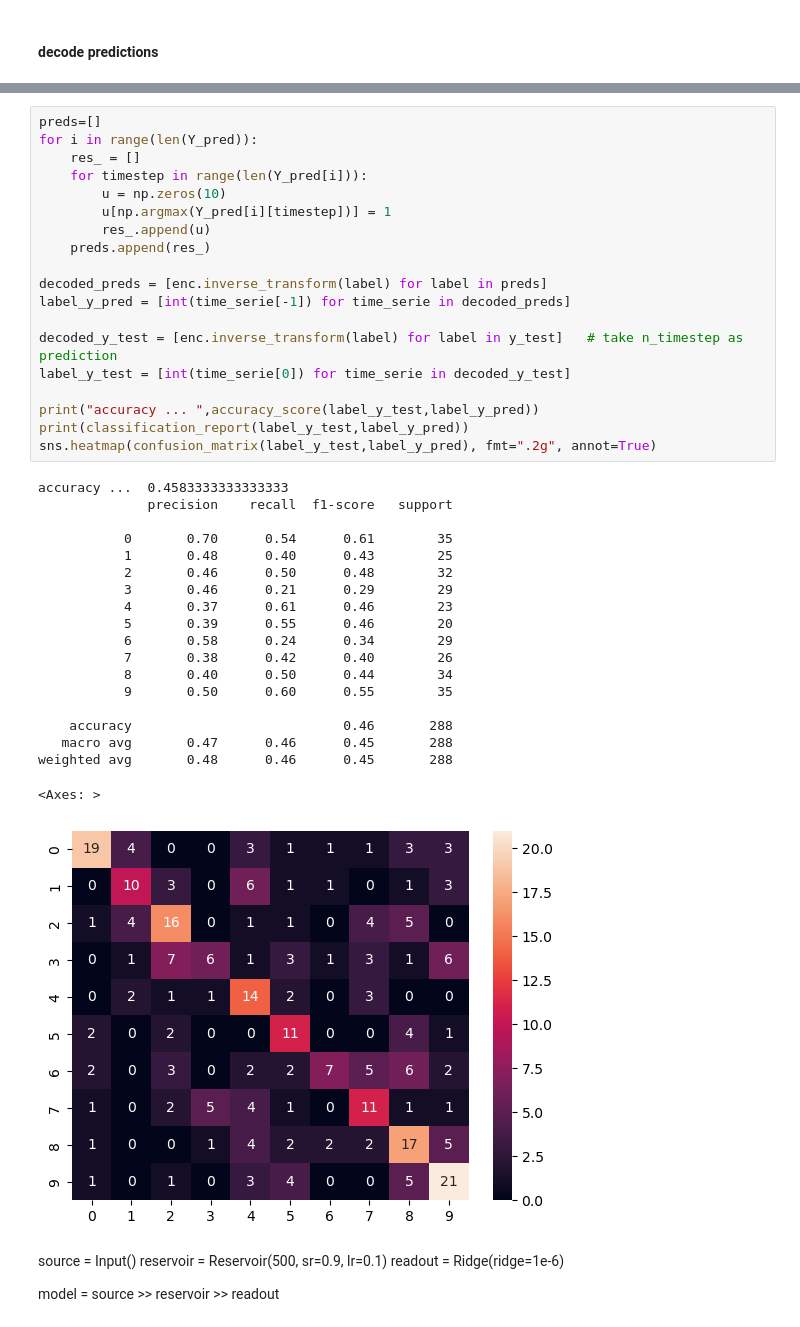
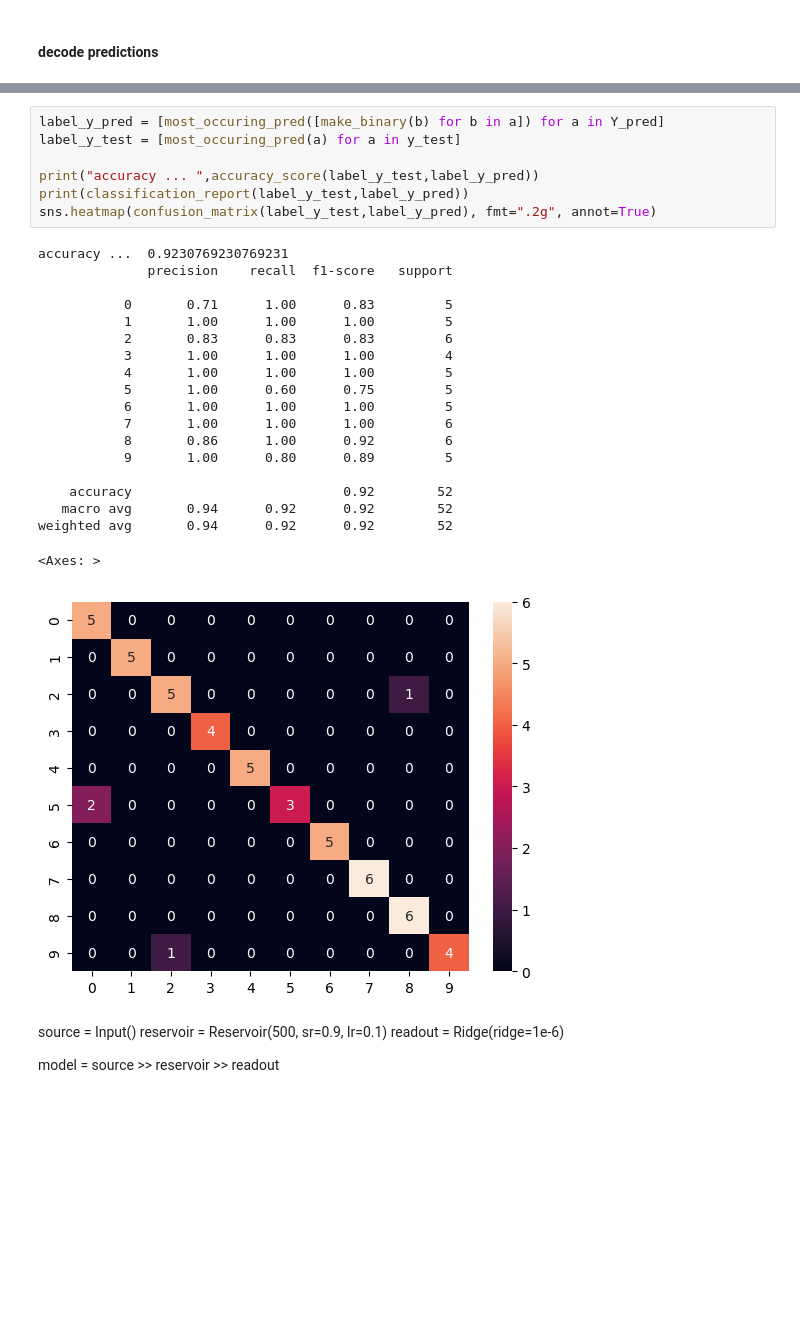
Before and after one commit to RCaz33/Time-series_Multiclass-classification_Reservoir-computing-INRIA, a Jupyter notebook: reservoir_computing.ipynb, the cells around one changed output, grey strips where cells are left out. Saved outputs shown, nothing was run; the diff lists cells and outputs as text; blank space fills up the shorter version.

```diff
--- a/reservoir_computing.ipynb
+++ b/reservoir_computing.ipynb
@@ -289,42 +280,30 @@ weighted avg       0.54      0.53      0.52     25240
-# %%
-preds=[]
-for i in range(len(Y_pred)):
-    res_ = []
-    for timestep in range(len(Y_pred[i])):
-        u = np.zeros(10)
-        u[np.argmax(Y_pred[i][timestep])] = 1
-        res_.append(u)
-    preds.append(res_)
-
-decoded_preds = [enc.inverse_transform(label) for label in preds]
-label_y_pred = [int(time_serie[-1]) for time_serie in decoded_preds]
-
-decoded_y_test = [enc.inverse_transform(label) for label in y_test]   # take n_timestep as prediction
-label_y_test = [int(time_serie[0]) for time_serie in decoded_y_test]
-
-print("accuracy ... ",accuracy_score(label_y_test,label_y_pred))
-print(classification_report(label_y_test,label_y_pred))
-sns.heatmap(confusion_matrix(label_y_test,label_y_pred), fmt=".2g", annot=True)
-# %% [output]
-accuracy ...  0.4583333333333333
-              precision    recall  f1-score   support
-
-           0       0.70      0.54      0.61        35
-           1       0.48      0.40      0.43        25
-           2       0.46      0.50      0.48        32
-           3       0.46      0.21      0.29        29
-           4       0.37      0.61      0.46        23
-           5       0.39      0.55      0.46        20
-           6       0.58      0.24      0.34        29
-           7       0.38      0.42      0.40        26
-           8       0.40      0.50      0.44        34
-           9       0.50      0.60      0.55        35
-
-    accuracy                           0.46       288
-   macro avg       0.47      0.46      0.45       288
-weighted avg       0.48      0.46      0.45       288
-<Axes: >
-[figure, removed]
+# %%
+label_y_pred = [most_occuring_pred([make_binary(b) for b in a]) for a in Y_pred]
+label_y_test = [most_occuring_pred(a) for a in y_test]
+
+print("accuracy ... ",accuracy_score(label_y_test,label_y_pred))
+print(classification_report(label_y_test,label_y_pred))
+sns.heatmap(confusion_matrix(label_y_test,label_y_pred), fmt=".2g", annot=True)
+# %% [output]
+accuracy ...  0.9230769230769231
+              precision    recall  f1-score   support
+
+           0       0.71      1.00      0.83         5
+           1       1.00      1.00      1.00         5
+           2       0.83      0.83      0.83         6
+           3       1.00      1.00      1.00         4
+           4       1.00      1.00      1.00         5
+           5       1.00      0.60      0.75         5
+           6       1.00      1.00      1.00         5
+           7       1.00      1.00      1.00         6
+           8       0.86      1.00      0.92         6
+           9       1.00      0.80      0.89         5
+
+    accuracy                           0.92        52
+   macro avg       0.94      0.92      0.92        52
+weighted avg       0.94      0.92      0.92        52
+<Axes: >
+[figure, added]
 # %% [markdown]
 source = Input()
 reservoir = Reservoir(500, sr=0.9, lr=0.1)
```
Also changed, not shown: parts of 23 cells of this notebook.
